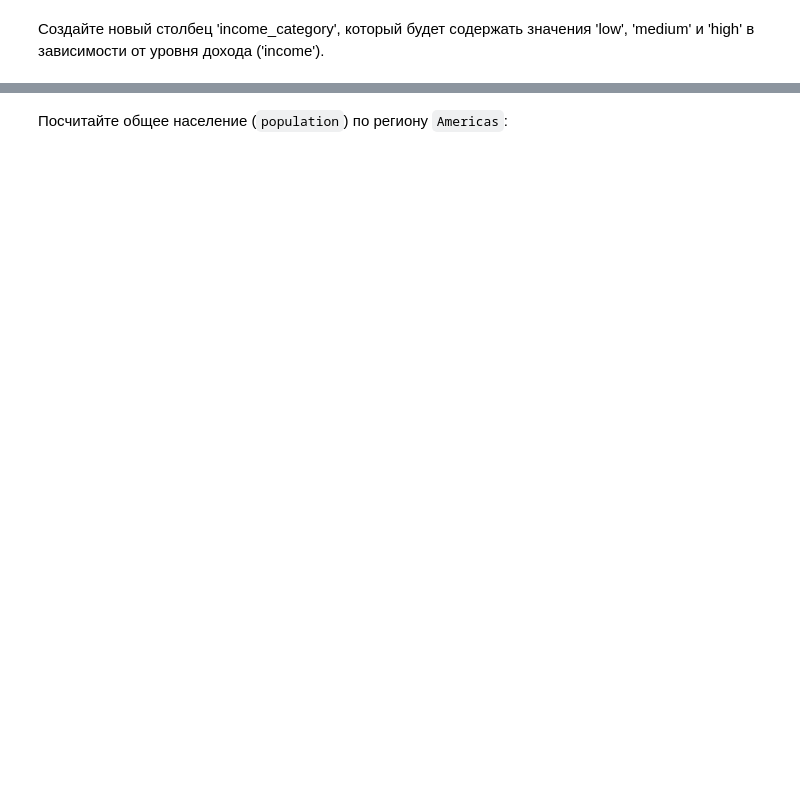
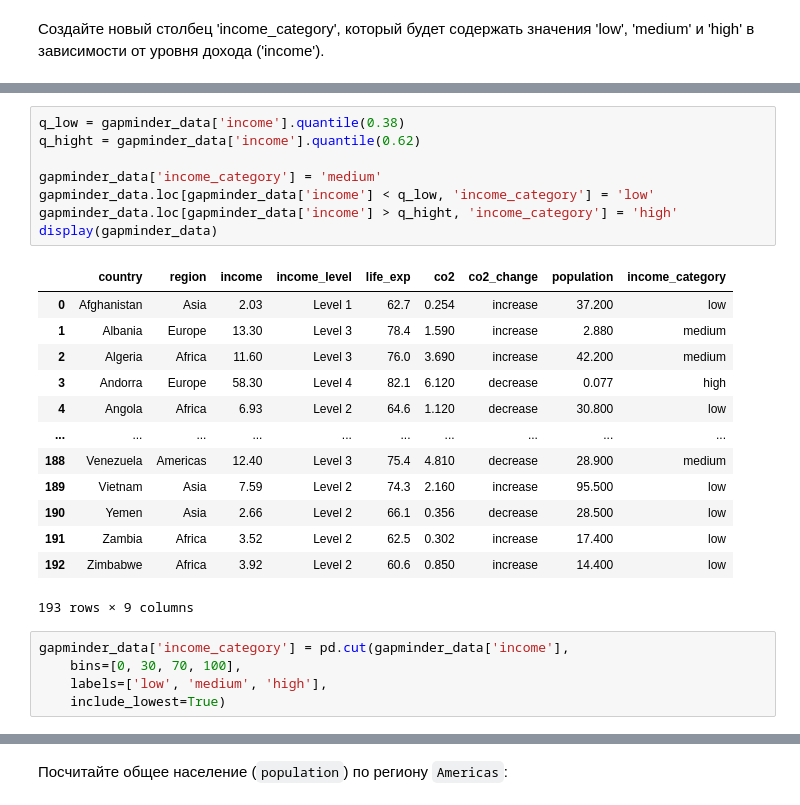
Before and after one commit to golubnichiy/big_data_092925, a Jupyter notebook: day_01 ex_result.ipynb, the cells around one changed output, grey strips where cells are left out. Drawn from its saved outputs; the diff is of its cells as text; blank space fills up the shorter version.

```diff
--- a/day_01 ex_result.ipynb
+++ b/day_01 ex_result.ipynb
@@ -87,0 +120,27 @@ array(['Albania', 'Andorra', 'Armenia', 'Austria', 'Azerbaijan',
+# %%
+q_low = gapminder_data['income'].quantile(0.38)
+q_hight = gapminder_data['income'].quantile(0.62)
+
+gapminder_data['income_category'] = 'medium'
+gapminder_data.loc[gapminder_data['income'] < q_low, 'income_category'] = 'low'
+gapminder_data.loc[gapminder_data['income'] > q_hight, 'income_category'] = 'high'
+display(gapminder_data)
+# %% [output]
+|  | country | region | income | income_level | life_exp | co2 | co2_change | population | income_category |
+| 0 | Afghanistan | Asia | 2.03 | Level 1 | 62.7 | 0.254 | increase | 37.200 | low |
+| 1 | Albania | Europe | 13.30 | Level 3 | 78.4 | 1.590 | increase | 2.880 | medium |
+| 2 | Algeria | Africa | 11.60 | Level 3 | 76.0 | 3.690 | increase | 42.200 | medium |
+| 3 | Andorra | Europe | 58.30 | Level 4 | 82.1 | 6.120 | decrease | 0.077 | high |
+| 4 | Angola | Africa | 6.93 | Level 2 | 64.6 | 1.120 | decrease | 30.800 | low |
+| ... | ... | ... | ... | ... | ... | ... | ... | ... | ... |
+| 188 | Venezuela | Americas | 12.40 | Level 3 | 75.4 | 4.810 | decrease | 28.900 | medium |
+| 189 | Vietnam | Asia | 7.59 | Level 2 | 74.3 | 2.160 | increase | 95.500 | low |
+| 190 | Yemen | Asia | 2.66 | Level 2 | 66.1 | 0.356 | decrease | 28.500 | low |
+| 191 | Zambia | Africa | 3.52 | Level 2 | 62.5 | 0.302 | increase | 17.400 | low |
+| 192 | Zimbabwe | Africa | 3.92 | Level 2 | 60.6 | 0.850 | increase | 14.400 | low |
+193 rows × 9 columns
+# %%
+gapminder_data['income_category'] = pd.cut(gapminder_data['income'],
+    bins=[0, 30, 70, 100],
+    labels=['low', 'medium', 'high'],
+    include_lowest=True)
```
Also changed, not shown: parts of 10 cells of this notebook, 3 other files.
